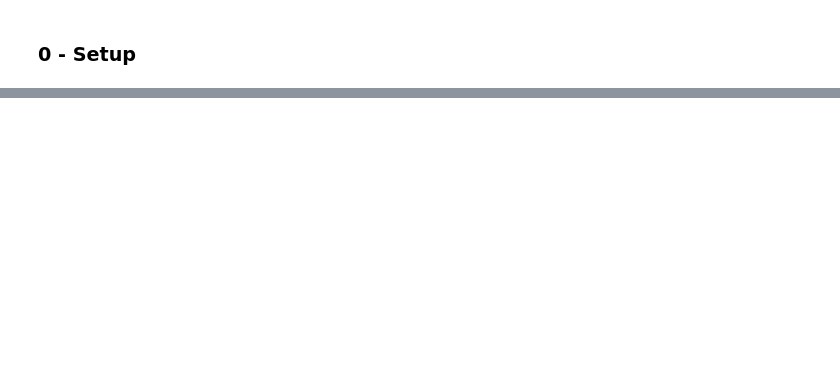
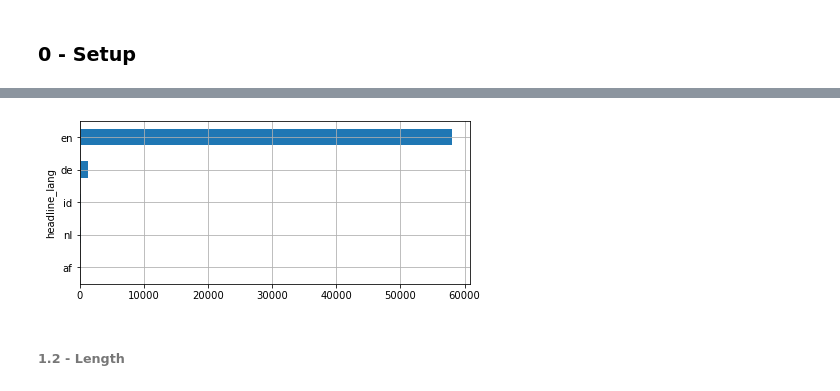
Before and after one commit to mdipietro09/DataScience_ArtificialIntelligence_Utils, a Jupyter notebook: deep_learning_natural_language_processing/text_classification_example.ipynb, the cells around one changed output, grey strips where cells are left out. Saved outputs shown, nothing was run; the diff lists cells and outputs as text; code cells hidden in the pictures; blank space fills up the shorter version.

```diff
--- a/deep_learning_natural_language_processing/text_classification_example.ipynb
+++ b/deep_learning_natural_language_processing/text_classification_example.ipynb
@@ -185,0 +75,4 @@ features
+# %%
+utils_plot_distributions(dtf, x="headline_lang", top=5, figsize=(7,3))
+# %% [output]
+[figure, added]
@@ -185,0 +81,2 @@ features
+# %% [markdown]
+###### 1.2 - Length
```
Also changed, not shown: parts of 86 cells of this notebook, 3 other files.
